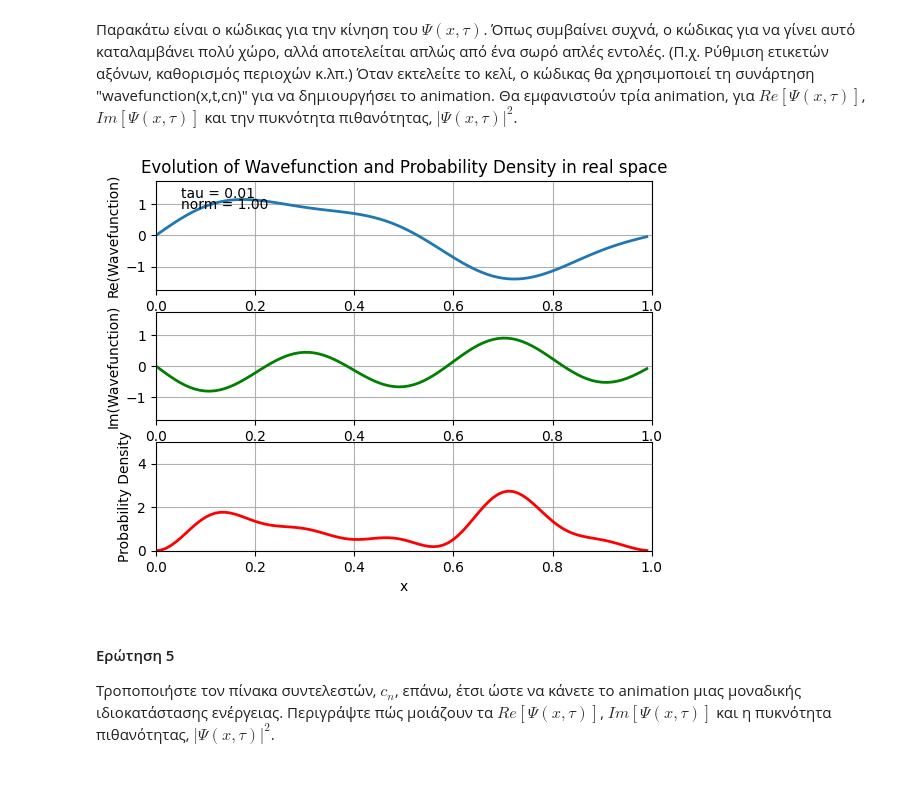
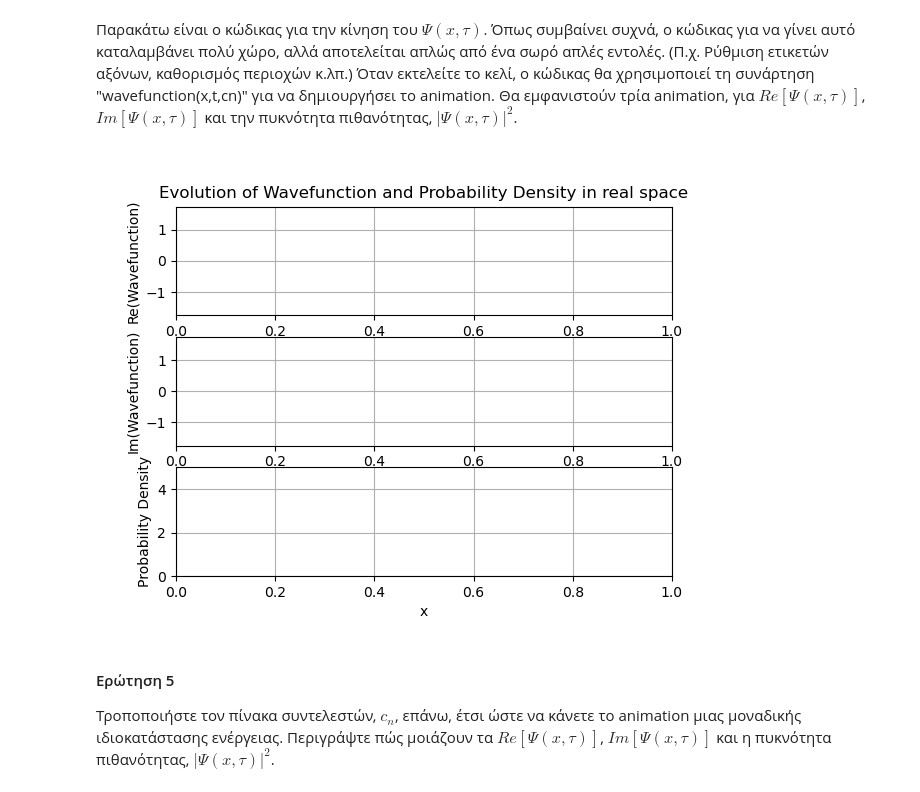
Before and after one commit to Askalogi/pqm_course, a Jupyter notebook: askhseis_asterioskalogirou/1_Ασκηση_Αξιολόγησης.ipynb, the cells around one changed output. Saved outputs shown, nothing was run; the diff lists cells and outputs as text; code cells hidden in the pictures.

```diff
--- a/askhseis_asterioskalogirou/1_Ασκηση_Αξιολόγησης.ipynb
+++ b/askhseis_asterioskalogirou/1_Ασκηση_Αξιολόγησης.ipynb
@@ -219,36 +222,36 @@ ax3.set_ylabel("Probability Density")
 
 time_text = ax1.text(0.05, 0.95,'',horizontalalignment='left',verticalalignment='top', transform=ax1.transAxes)
 norm_text = ax1.text(0.05, 0.85,'',horizontalalignment='left',verticalalignment='top', transform=ax1.transAxes)
 time_per_frame = 0.001 # Θα μπορούσατε να το αλλάξετε για να κάνετε την κινούμενη εικόνα πιο γρήγορη ή πιο αργή
 
 def run_init():
     line[0].set_data([], [])
     line[1].set_data([], [])
     line[2].set_data([], [])
     return line
 
 def run(i):
     wf = wavefunction(x, time_per_frame*i, cn)
 
     y1data = np.real(wf)
     y2data = np.imag(wf)
     y3data = np.abs(wf)**2
 
     # ενημερώνουμε τα δεδομένα των τριών αντικειμένων γραμμής
     line[0].set_data(x, y1data)
     line[1].set_data(x, y2data)
     line[2].set_data(x, y3data)
     # Εμφάνιση της τρέχουσας χρονικής στιγμής των κινουμένων σχεδίων
     time_text.set_text('tau = %.2f' % (i*time_per_frame))
     norm_text.set_text('norm = %.2f' % (norm(spacing,wf)))
 
     return line, norm_text, time_text
 
-ani = animation.FuncAnimation(fig, run(10), init_func=run_init,
-                               frames=1000, interval=20, blit=False)
+ani = animation.FuncAnimation(fig, run, init_func=run_init,
+                               frames=1000, interval=20, blit=True)
 plt.show()
 # %% [output]
-[figure, old version]
+[figure, new version]
 # %% [markdown]
 #### Ερώτηση 5
 Τροποποιήστε τον πίνακα συντελεστών, $c_n$, επάνω, έτσι ώστε να κάνετε το animation μιας μοναδικής ιδιοκατάστασης ενέργειας. Περιγράψτε πώς μοιάζουν τα $Re[\Psi(x,\tau)]$, $Im[\Psi(x,\tau)]$ και η πυκνότητα πιθανότητας, $|\Psi(x,\tau)|^2$.
```
Also changed, not shown: parts of 6 cells of this notebook.
